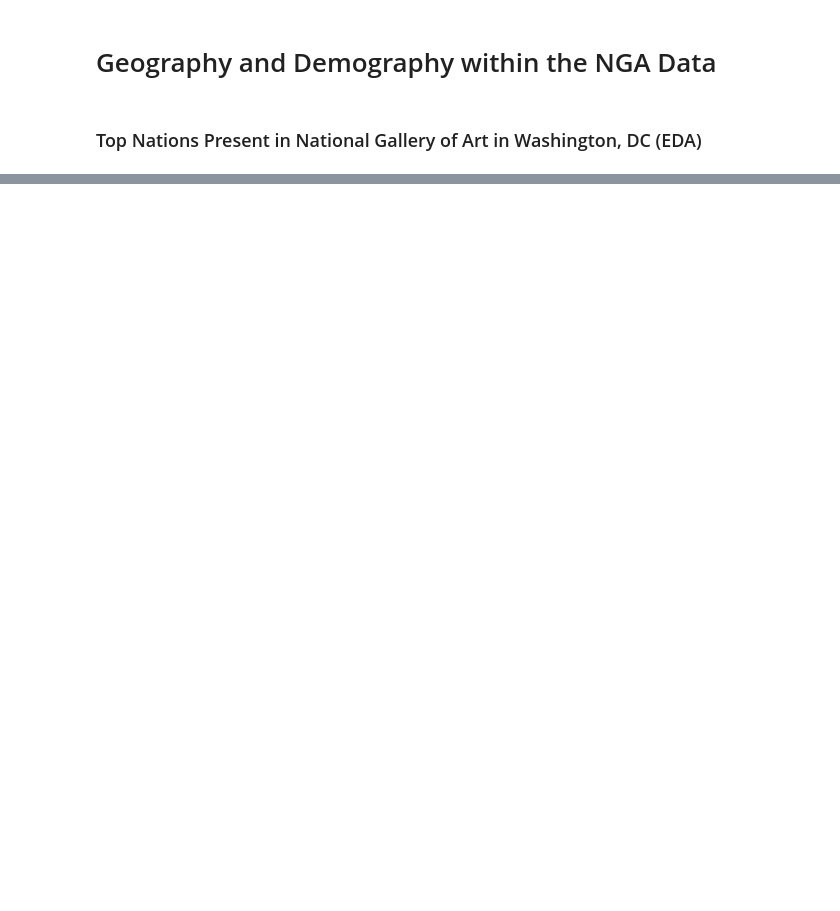
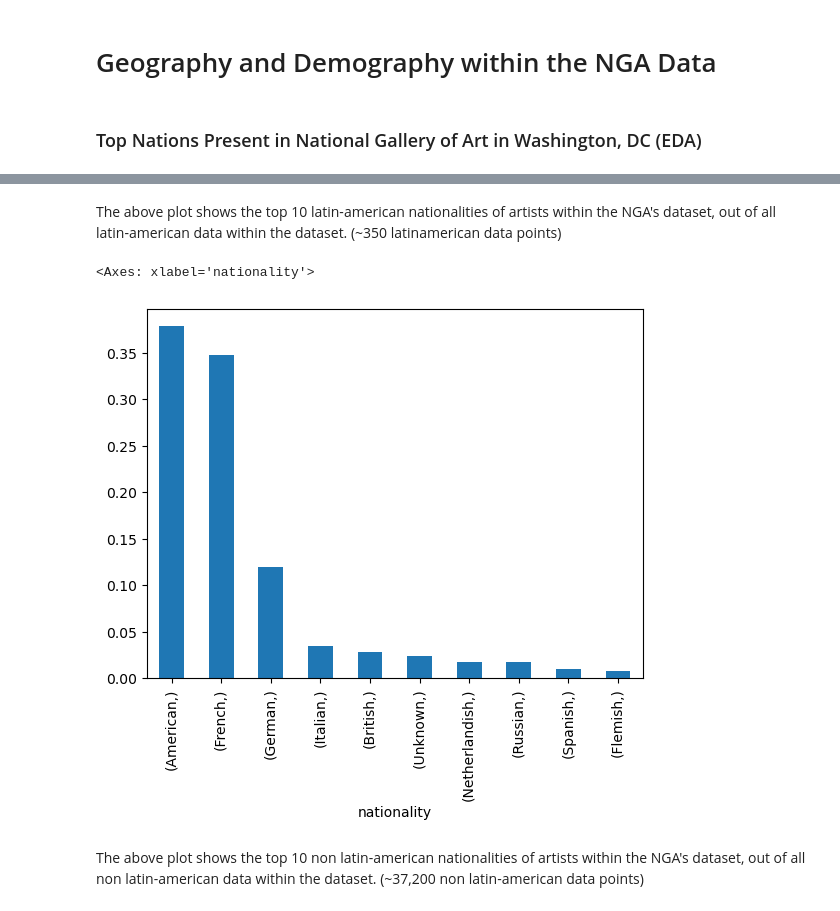
Before and after one commit to Bryan-Az/Art_and_Ai, a Jupyter notebook: notebooks/EDA/Demography_Geography.ipynb, the cells around one changed output, grey strips where cells are left out. Saved outputs shown, nothing was run; the diff lists cells and outputs as text; code cells hidden in the pictures; blank space fills up the shorter version.

```diff
--- a/notebooks/EDA/Demography_Geography.ipynb
+++ b/notebooks/EDA/Demography_Geography.ipynb
@@ -22,0 +19,9 @@ artist_origin[:20].plot(kind='bar')
+# %% [markdown]
+The above plot shows the top 10 latin-american nationalities of artists within the NGA's dataset, out of all latin-american data within the dataset. (~350 latinamerican data points)
+# %%
+nonla_artist_origin[:10].plot(kind='bar')
+# %% [output]
+<Axes: xlabel='nationality'>
+[figure, added]
+# %% [markdown]
+The above plot shows the top 10 non latin-american nationalities of artists within the NGA's dataset, out of all non latin-american data within the dataset. (~37,200 non latin-american data points)
```
Also changed, not shown: parts of 4 cells of this notebook, 9 other files.
